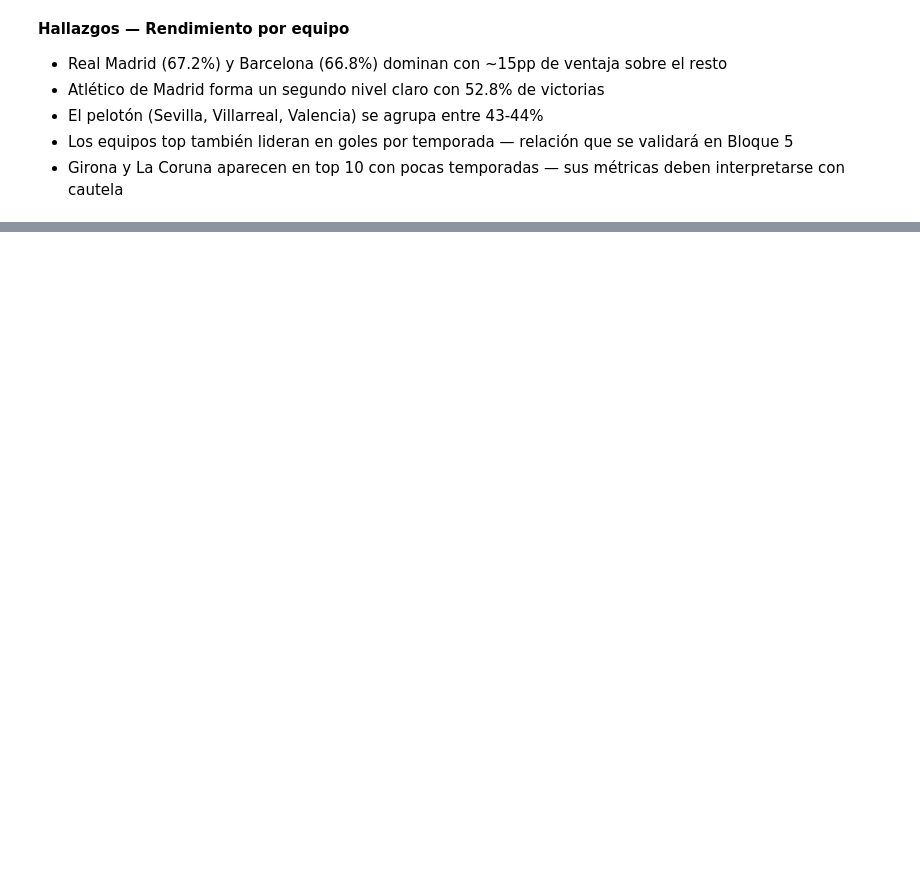
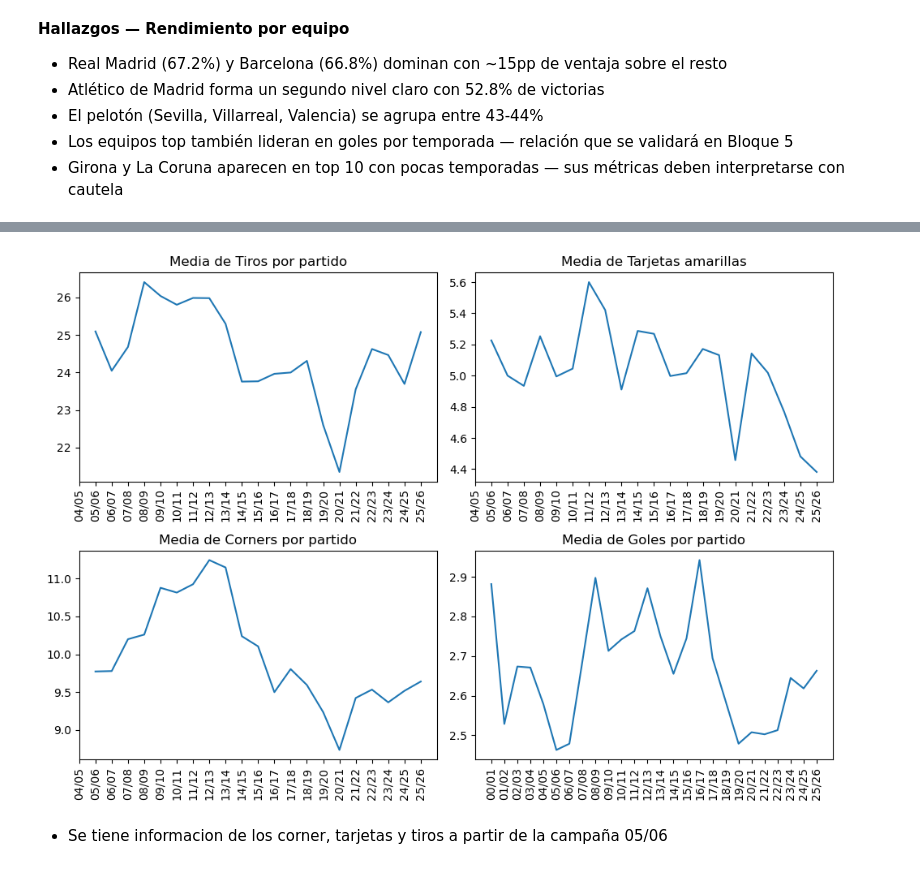
Before and after one commit to geraldb1/AnalisisFutbol, a Jupyter notebook: Script/03_EDA.ipynb, the cells around one changed output, grey strips where cells are left out. Cells and saved outputs as stored; diff of their text form; code cells hidden in the pictures; blank space fills up the shorter version.

```diff
--- a/Script/03_EDA.ipynb
+++ b/Script/03_EDA.ipynb
@@ -581,0 +578,38 @@ for cond in conteo_res['Condicion'].unique():
+# %%
+df_full['Goles totales'] = df_full['FTHG'] + df_full['FTAG']
+df_full['Tiros totales'] = df_full['HS'] + df_full['AS']
+df_full['Tarjetas amarillas'] = df_full['HY'] + df_full['AY']
+df_full['Total Corners'] = df_full['HC'] + df_full['AC']
+# %%
+# Definimos una figura
+plt.figure(figsize=(10, 7))
+
+# Gráfico 1
+ax1 = plt.subplot2grid((2, 2), (0, 0))
+ax1.set_title("Media de Tiros por partido")
+ax1.plot(df_full.groupby('temporada')['Tiros totales'].mean())
+ax1.tick_params(axis='x', rotation=90) # <--- Gira las etiquetas 90 grados
+
+# Gráfico 2
+ax2 = plt.subplot2grid((2, 2), (0, 1))
+ax2.set_title("Media de Tarjetas amarillas")
+ax2.plot(df_full.groupby('temporada')['Tarjetas amarillas'].mean())
+ax2.tick_params(axis='x', rotation=90) # <--- Gira las etiquetas 90 grados
+
+# Gráfico 3
+ax3 = plt.subplot2grid((2, 2), (1, 0))
+ax3.set_title("Media de Corners por partido")
+ax3.plot(df_full.groupby('temporada')['Total Corners'].mean())
+ax3.tick_params(axis='x', rotation=90) # <--- Gira las etiquetas 90 grados
+
+# Gráfico 3
+ax4 = plt.subplot2grid((2, 2), (1, 1))
+ax4.set_title("Media de Goles por partido")
+ax4.plot(df_full.groupby('temporada')['Goles totales'].mean())
+ax4.tick_params(axis='x', rotation=90) # <--- Gira las etiquetas 90 grados
+plt.tight_layout()
+plt.show()
+# %% [output]
+[figure, added]
+# %% [markdown]
+* Se tiene informacion de los corner, tarjetas y tiros a partir de la campaña 05/06
```
Also changed, not shown: parts of 27 cells of this notebook.
